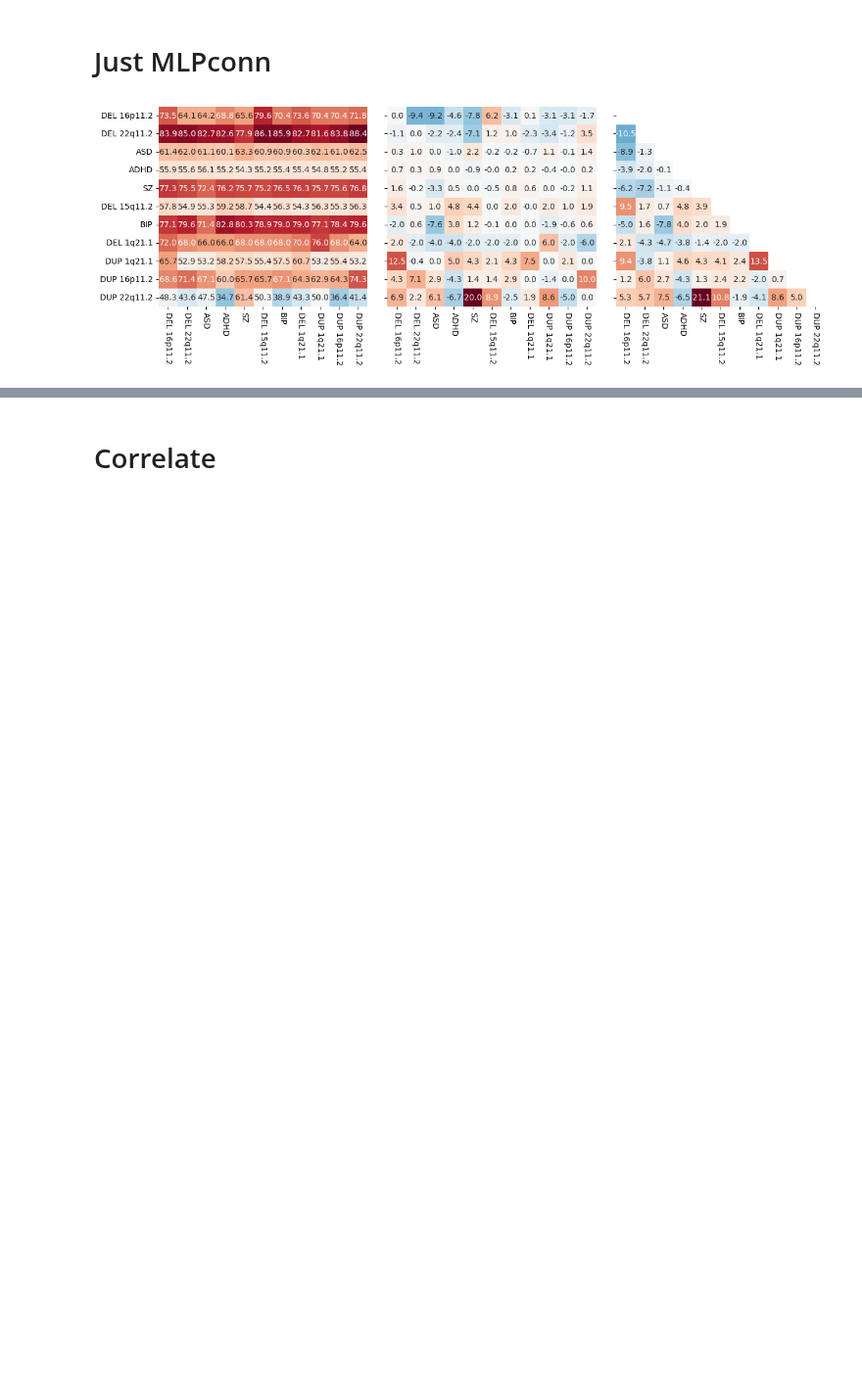
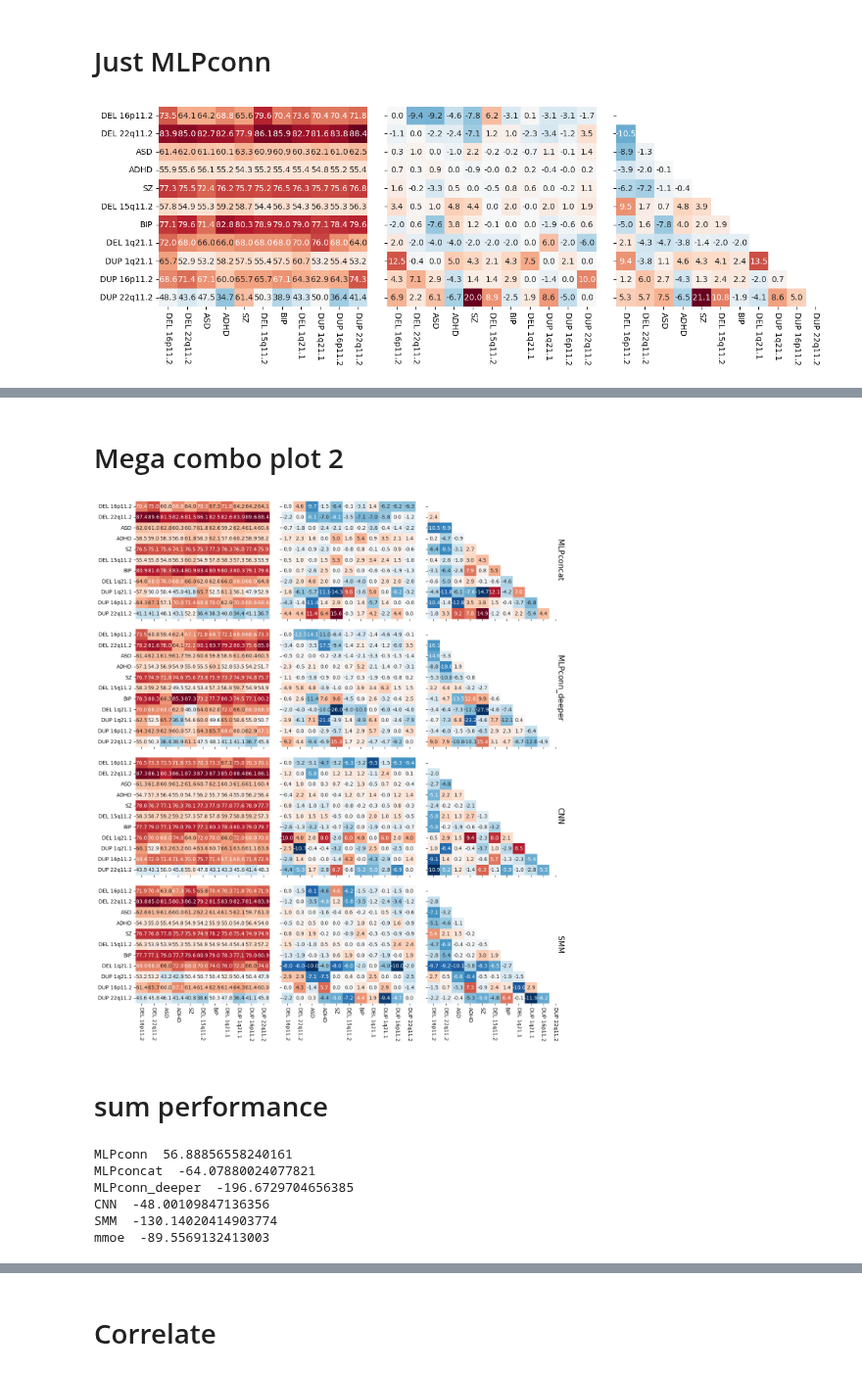
Before and after one commit to harveyaa/neuropsych_mtl, a Jupyter notebook: MTL/conditions/neg_transfer_intra.ipynb, the cells around one changed output, grey strips where cells are left out. Shown at 98% size. Drawn from its saved outputs; the diff is of its cells as text; code cells hidden in the pictures; blank space fills up the shorter version.

```diff
--- a/MTL/conditions/neg_transfer_intra.ipynb
+++ b/MTL/conditions/neg_transfer_intra.ipynb
@@ -557,0 +629,74 @@ plt.savefig('../results_paper/pairs/figures/triple_comparison_no_cbar.png',dpi=3
+# %% [markdown]
+# Mega combo plot 2
+# %%
+clabels_mlp_order = [cases[i] for i in np.argsort(clabels_mlp)]
+labels_mlp_order = [labels[i] for i in np.argsort(clabels_mlp)]
+
+fig,ax = plt.subplots(4,3,figsize=(13,15),sharey=True,sharex=True)
+
+# Pair Gains
+sns.heatmap(concat_diff.loc[clabels_mlp_order,clabels_mlp_order] + concat_diff.loc[clabels_mlp_order,clabels_mlp_order].transpose(),
+            annot=True,cmap='RdBu_r',cbar=False,ax=ax[0,2],center=0,fmt='.1f',mask = np.triu(np.ones((11,11))))
+sns.heatmap(deeper_diff.loc[clabels_mlp_order,clabels_mlp_order] + deeper_diff.loc[clabels_mlp_order,clabels_mlp_order].transpose(),
+            annot=True,cmap='RdBu_r',cbar=False,ax=ax[1,2],center=0,fmt='.1f',mask = np.triu(np.ones((11,11))))
+sns.heatmap(cnn_diff.loc[clabels_mlp_order,clabels_mlp_order] + cnn_diff.loc[clabels_mlp_order,clabels_mlp_order].transpose(),
+            annot=True,cmap='RdBu_r',cbar=False,ax=ax[2,2],center=0,fmt='.1f',mask = np.triu(np.ones((11,11))))
+sns.heatmap(mps_big_diff.loc[clabels_mlp_order,clabels_mlp_order] + mps_big_diff.loc[clabels_mlp_order,clabels_mlp_order].transpose(),
+            annot=True,cmap='RdBu_r',cbar=False,ax=ax[3,2],center=0,fmt='.1f',mask = np.triu(np.ones((11,11))))
+
+# pairwise diff
+sns.heatmap(concat_diff.loc[clabels_mlp_order,clabels_mlp_order],annot=True,cmap='RdBu_r',cbar=False,ax=ax[0,1],center=0,fmt='.1f')
+sns.heatmap(deeper_diff.loc[clabels_mlp_order,clabels_mlp_order],annot=True,cmap='RdBu_r',cbar=False,ax=ax[1,1],center=0,fmt='.1f')
+sns.heatmap(cnn_diff.loc[clabels_mlp_order,clabels_mlp_order],annot=True,cmap='RdBu_r',cbar=False,ax=ax[2,1],center=0,fmt='.1f')
+sns.heatmap(mps_big_diff.loc[clabels_mlp_order,clabels_mlp_order],annot=True,cmap='RdBu_r',cbar=False,ax=ax[3,1],center=0,fmt='.1f')
+
+# pairwise raw
+sns.heatmap(concat_pairs.loc[clabels_mlp_order,clabels_mlp_order],annot=True,cmap='RdBu_r',cbar=False,ax=ax[0,0],center=50,fmt='.1f')
+sns.heatmap(deeper_pairs.loc[clabels_mlp_order,clabels_mlp_order],annot=True,cmap='RdBu_r',cbar=False,ax=ax[1,0],center=50,fmt='.1f')
+sns.heatmap(cnn_pairs.loc[clabels_mlp_order,clabels_mlp_order],annot=True,cmap='RdBu_r',cbar=False,ax=ax[2,0],center=50,fmt='.1f')
+sns.heatmap(mps_big_pairs.loc[clabels_mlp_order,clabels_mlp_order],annot=True,cmap='RdBu_r',cbar=False,ax=ax[3,0],center=50,fmt='.1f')
+
+#ax[0,0].set_title('Accuracy')
+#ax[0,1].set_title('Difference from Baseline')
+#ax[0,2].set_title('Pair Gain')
+
+ax[0,2].yaxis.set_label_position("right")
+ax[1,2].yaxis.set_label_position("right")
+ax[2,2].yaxis.set_label_position("right")
+ax[3,2].yaxis.set_label_position("right")
+
+ax[0,2].set_ylabel('MLPconcat',size=15,rotation=270)
+ax[1,2].set_ylabel('MLPconn_deeper',size=15,rotation=270)
+ax[2,2].set_ylabel('CNN',size=15,rotation=270)
+ax[3,2].set_ylabel('SMM',size=15,rotation=270)
+
+ax[0,0].set_yticklabels(labels_mlp_order)
+ax[1,0].set_yticklabels(labels_mlp_order)
+ax[2,0].set_yticklabels(labels_mlp_order)
+ax[3,0].set_yticklabels(labels_mlp_order)
+
+ax[3,0].set_xticklabels(labels_mlp_order,rotation=270)
+ax[3,1].set_xticklabels(labels_mlp_order,rotation=270)
+ax[3,2].set_xticklabels(labels_mlp_order,rotation=270)
+
+#plt.subplots_adjust(hspace=0.1,wspace=0.05)
+plt.tight_layout(pad=2)
+plt.savefig('../results_paper/pairs/figures/four_model_comparison.png',dpi=300)
+# %% [output]
+[figure, added]
+# %% [markdown]
+# sum performance
+# %%
+print('MLPconn ',mlp_diff.sum().sum())
+print('MLPconcat ',concat_diff.sum().sum())
+print('MLPconn_deeper ',deeper_diff.sum().sum())
+print('CNN ',cnn_diff.sum().sum())
+print('SMM ',mps_big_diff.sum().sum())
+print('mmoe ',mmoe_diff.sum().sum())
+# %% [output]
+MLPconn  56.88856558240161
+MLPconcat  -64.07880024077821
+MLPconn_deeper  -196.6729704656385
+CNN  -48.00109847136356
+SMM  -130.14020414903774
+mmoe  -89.5569132413003
```
Also changed, not shown: parts of 10 cells of this notebook, 12 other files.
